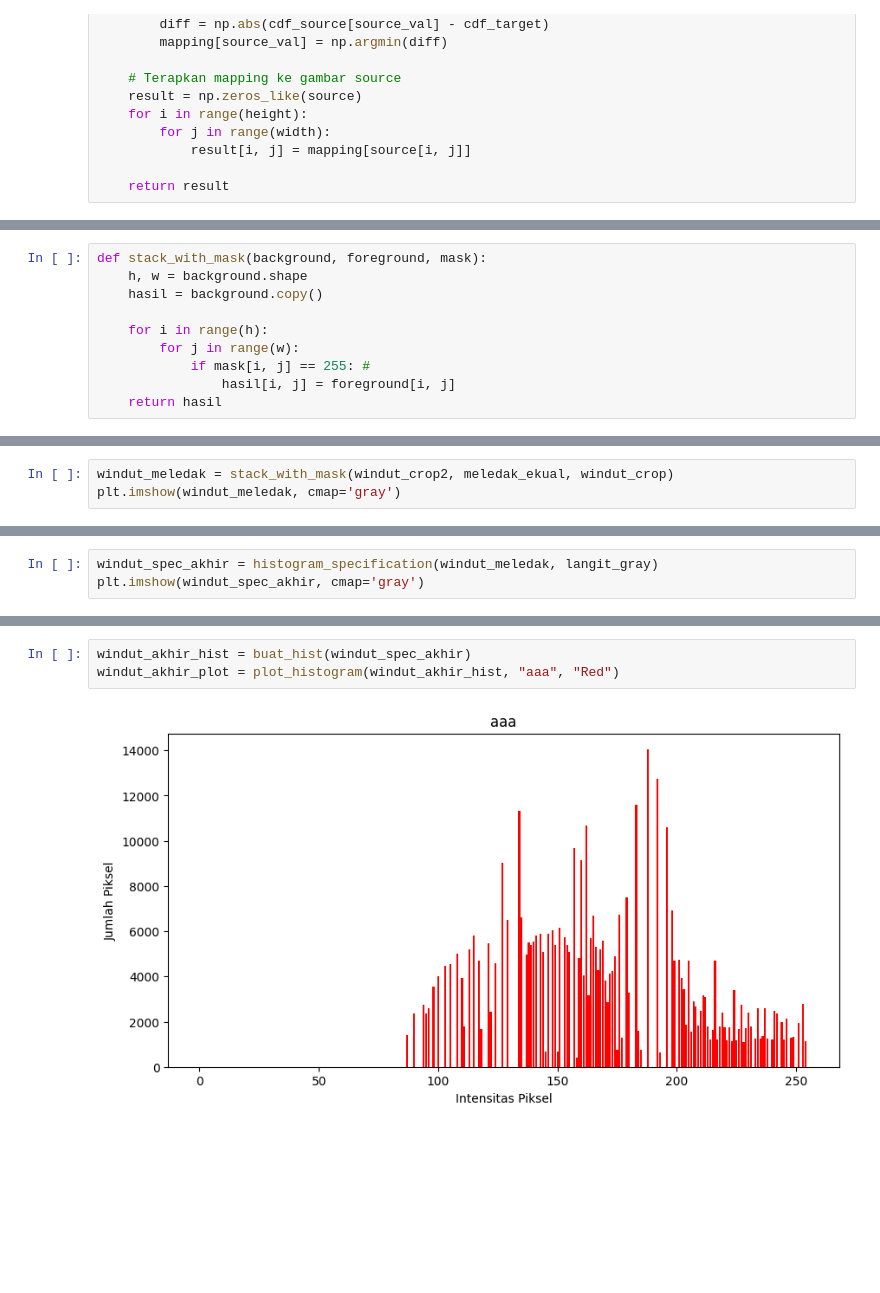
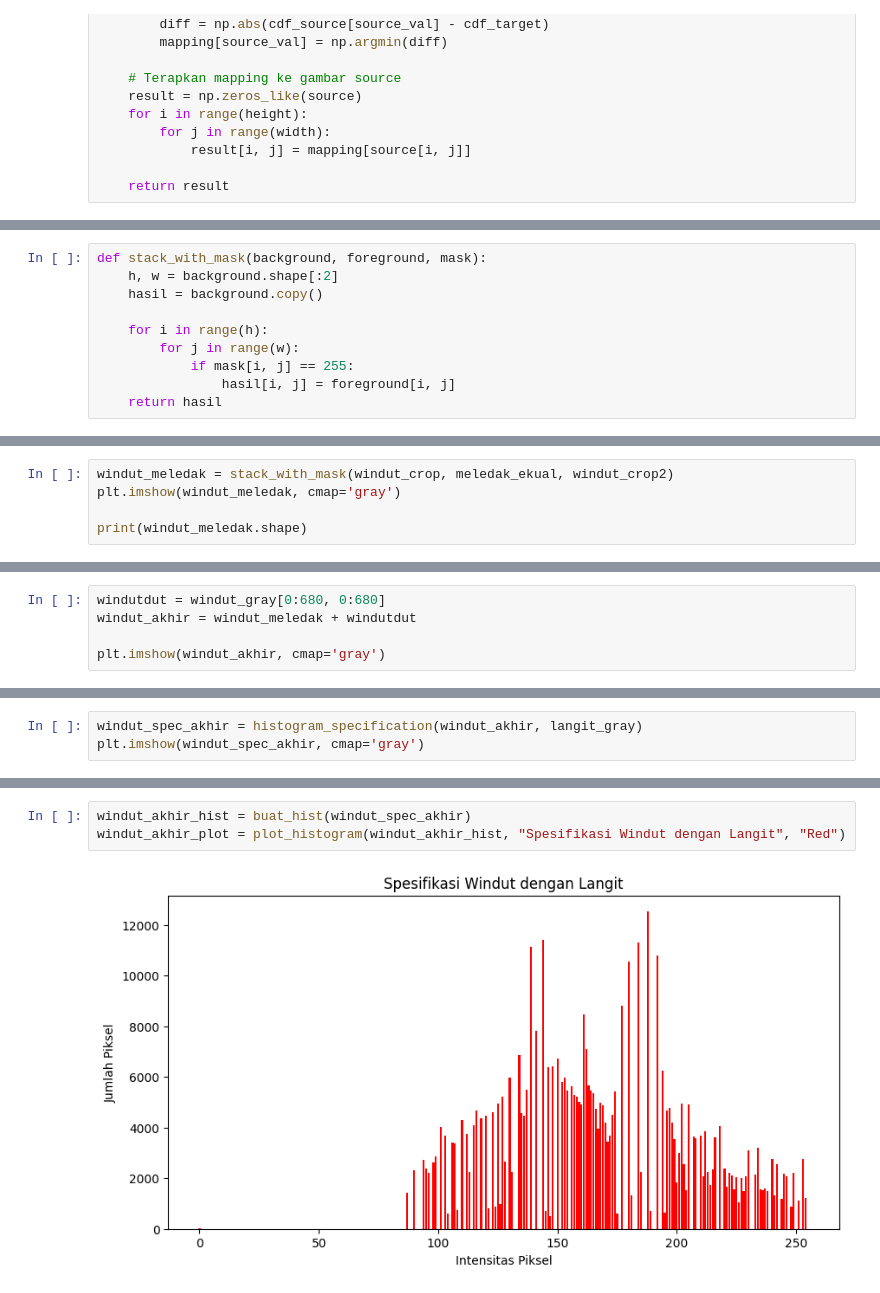
Before and after one commit to praktikum-pcd-2026/ynk-m2-naiaero, a Jupyter notebook: jurnalm2.ipynb, the cells around one changed output, grey strips where cells are left out. Cells and saved outputs as stored; diff of their text form; blank space fills up the shorter version.

```diff
--- a/jurnalm2.ipynb
+++ b/jurnalm2.ipynb
@@ -287,11 +333,11 @@ print(windut_crop.shape)
 [figure]
 # %%
 def stack_with_mask(background, foreground, mask):
-    h, w = background.shape
+    h, w = background.shape[:2]
     hasil = background.copy()
 
     for i in range(h):
         for j in range(w):
-            if mask[i, j] == 255: #
+            if mask[i, j] == 255:
                 hasil[i, j] = foreground[i, j]
     return hasil
@@ -306,4 +357,6 @@ print(windut_crop2.shape)
 # %%
-windut_meledak = stack_with_mask(windut_crop2, meledak_ekual, windut_crop)
+windut_meledak = stack_with_mask(windut_crop, meledak_ekual, windut_crop2)
 plt.imshow(windut_meledak, cmap='gray')
+
+print(windut_meledak.shape)
 # %% [output]
@@ -311,0 +367,5 @@ plt.imshow(windut_meledak, cmap='gray')
+# %%
+windutdut = windut_gray[0:680, 0:680]
+windut_akhir = windut_meledak + windutdut
+
+plt.imshow(windut_akhir, cmap='gray')
@@ -312,5 +377,5 @@ plt.imshow(windut_meledak, cmap='gray')
 # %%
-windut_spec_akhir = histogram_specification(windut_meledak, langit_gray)
+windut_spec_akhir = histogram_specification(windut_akhir, langit_gray)
 plt.imshow(windut_spec_akhir, cmap='gray')
 # %% [output]
 <matplotlib.image.AxesImage at 0x...>
@@ -318,5 +387,5 @@ plt.imshow(windut_spec_akhir, cmap='gray')
 # %%
 windut_akhir_hist = buat_hist(windut_spec_akhir)
-windut_akhir_plot = plot_histogram(windut_akhir_hist, "aaa", "Red")
+windut_akhir_plot = plot_histogram(windut_akhir_hist, "Spesifikasi Windut dengan Langit", "Red")
 # %% [output]
-[figure, old version]
+[figure, new version]
```
Also changed, not shown: parts of 52 cells of this notebook.
